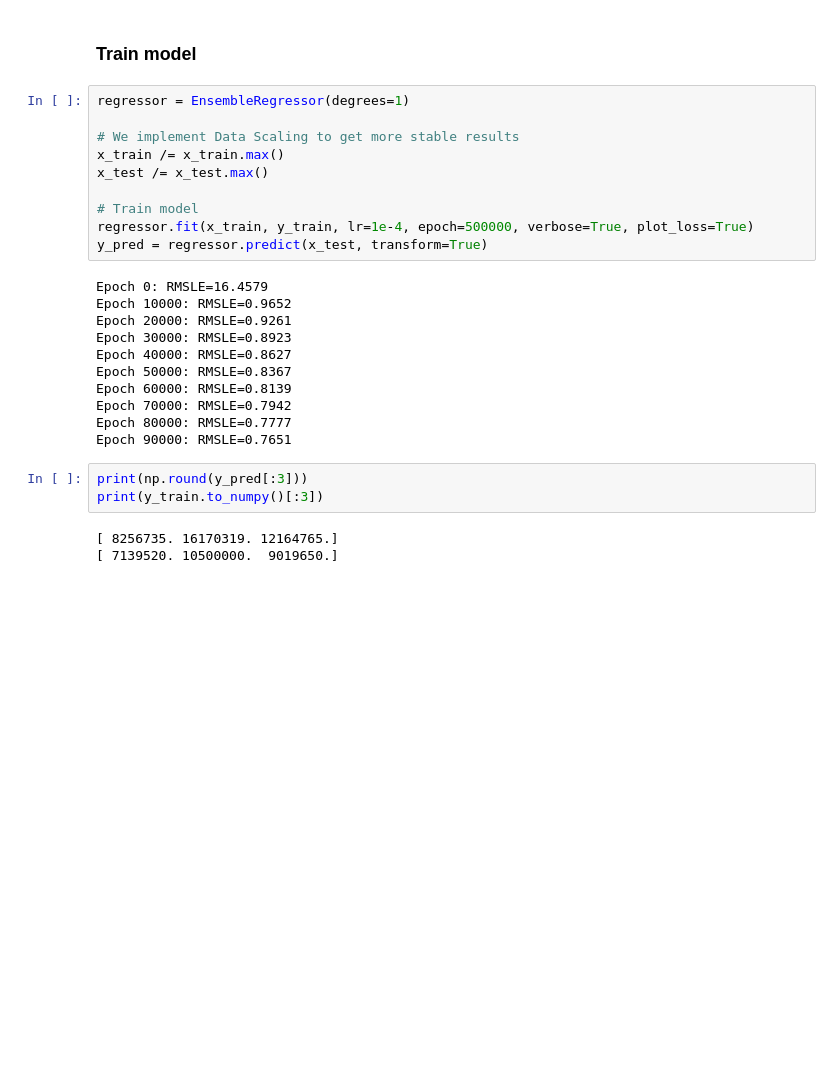
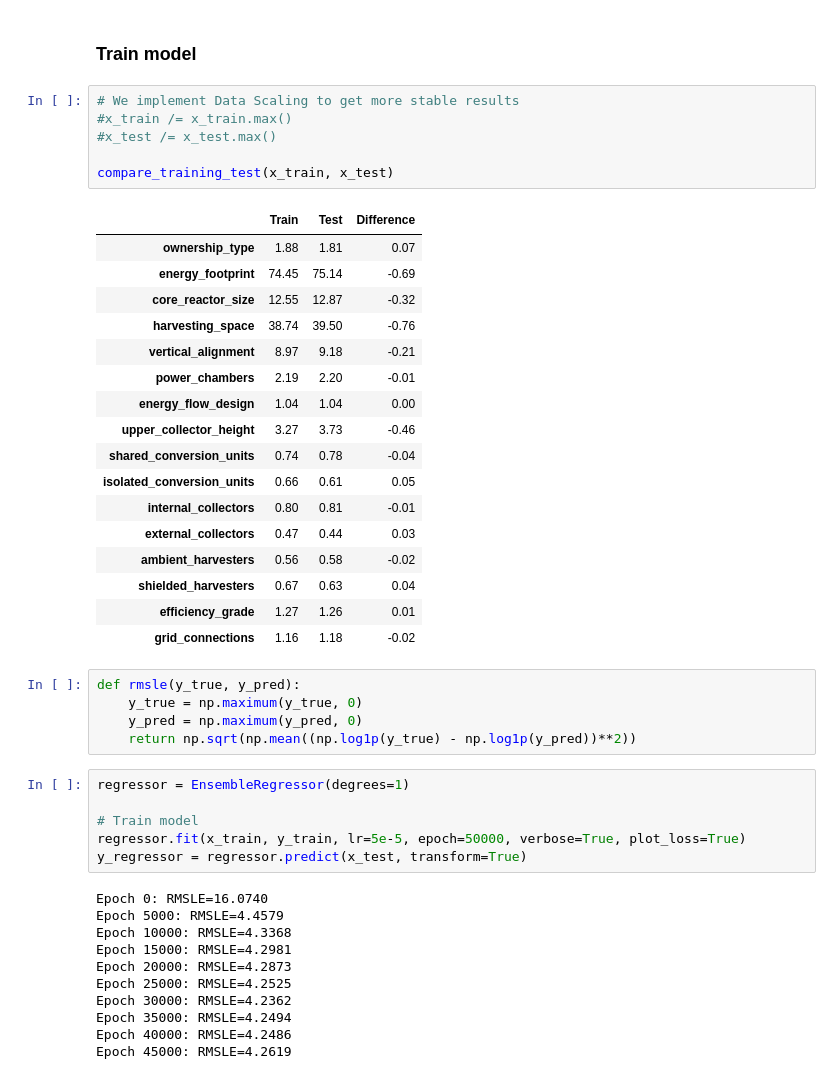
Before and after one commit to flippi321/TDT4172-Introduction-to-Machine-Learning, a Jupyter notebook: Assignment 1/Chapter_1.ipynb, the cells around one changed output. Drawn from its saved outputs; the diff is of its cells as text; blank space fills up the shorter version.

```diff
--- a/Assignment 1/Chapter_1.ipynb
+++ b/Assignment 1/Chapter_1.ipynb
@@ -527,30 +527,49 @@ plt.show()
 [figure]
 # %% [markdown]
 ### Train model
+# %%
+# We implement Data Scaling to get more stable results
+#x_train /= x_train.max()
+#x_test /= x_test.max()
+
+compare_training_test(x_train, x_test)
+# %% [output]
+|  | Train | Test | Difference |
+| ownership_type | 1.88 | 1.81 | 0.07 |
+| energy_footprint | 74.45 | 75.14 | -0.69 |
+| core_reactor_size | 12.55 | 12.87 | -0.32 |
+| harvesting_space | 38.74 | 39.50 | -0.76 |
+| vertical_alignment | 8.97 | 9.18 | -0.21 |
+| power_chambers | 2.19 | 2.20 | -0.01 |
+| energy_flow_design | 1.04 | 1.04 | 0.00 |
+| upper_collector_height | 3.27 | 3.73 | -0.46 |
+| shared_conversion_units | 0.74 | 0.78 | -0.04 |
+| isolated_conversion_units | 0.66 | 0.61 | 0.05 |
+| internal_collectors | 0.80 | 0.81 | -0.01 |
+| external_collectors | 0.47 | 0.44 | 0.03 |
+| ambient_harvesters | 0.56 | 0.58 | -0.02 |
+| shielded_harvesters | 0.67 | 0.63 | 0.04 |
+| efficiency_grade | 1.27 | 1.26 | 0.01 |
+| grid_connections | 1.16 | 1.18 | -0.02 |
+# %%
+def rmsle(y_true, y_pred):
+    y_true = np.maximum(y_true, 0)
+    y_pred = np.maximum(y_pred, 0)
+    return np.sqrt(np.mean((np.log1p(y_true) - np.log1p(y_pred))**2))
 # %%
 regressor = EnsembleRegressor(degrees=1)
 
-# We implement Data Scaling to get more stable results
-x_train /= x_train.max()
-x_test /= x_test.max()
-
 # Train model
-regressor.fit(x_train, y_train, lr=1e-4, epoch=500000, verbose=True, plot_loss=True)
-y_pred = regressor.predict(x_test, transform=True)
+regressor.fit(x_train, y_train, lr=5e-5, epoch=50000, verbose=True, plot_loss=True)
+y_regressor = regressor.predict(x_test, transform=True)
 # %% [output]
-Epoch 0: RMSLE=16.4579
-Epoch 10000: RMSLE=0.9652
-Epoch 20000: RMSLE=0.9261
-Epoch 30000: RMSLE=0.8923
-Epoch 40000: RMSLE=0.8627
-Epoch 50000: RMSLE=0.8367
-Epoch 60000: RMSLE=0.8139
-Epoch 70000: RMSLE=0.7942
-Epoch 80000: RMSLE=0.7777
-Epoch 90000: RMSLE=0.7651
+Epoch 0: RMSLE=16.0740
+Epoch 5000: RMSLE=4.4579
+Epoch 10000: RMSLE=4.3368
+Epoch 15000: RMSLE=4.2981
+Epoch 20000: RMSLE=4.2873
+Epoch 25000: RMSLE=4.2525
+Epoch 30000: RMSLE=4.2362
+Epoch 35000: RMSLE=4.2494
+Epoch 40000: RMSLE=4.2486
+Epoch 45000: RMSLE=4.2619
-# %%
-print(np.round(y_pred[:3]))
-print(y_train.to_numpy()[:3])
-# %% [output]
-[ 8256735. 16170319. 12164765.]
-[ 7139520. 10500000.  9019650.]
```
Also changed, not shown: parts of 9 cells of this notebook.
